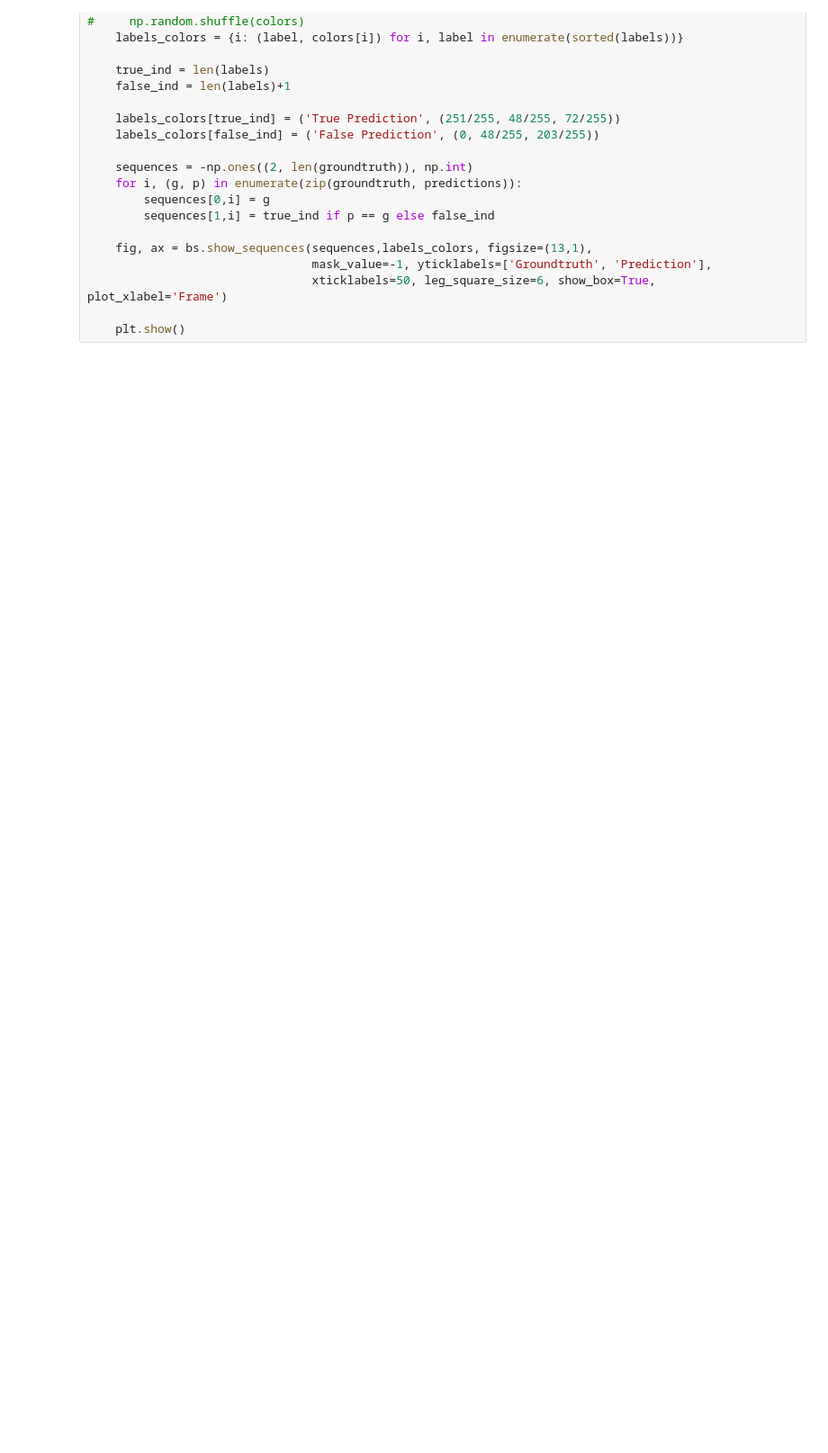
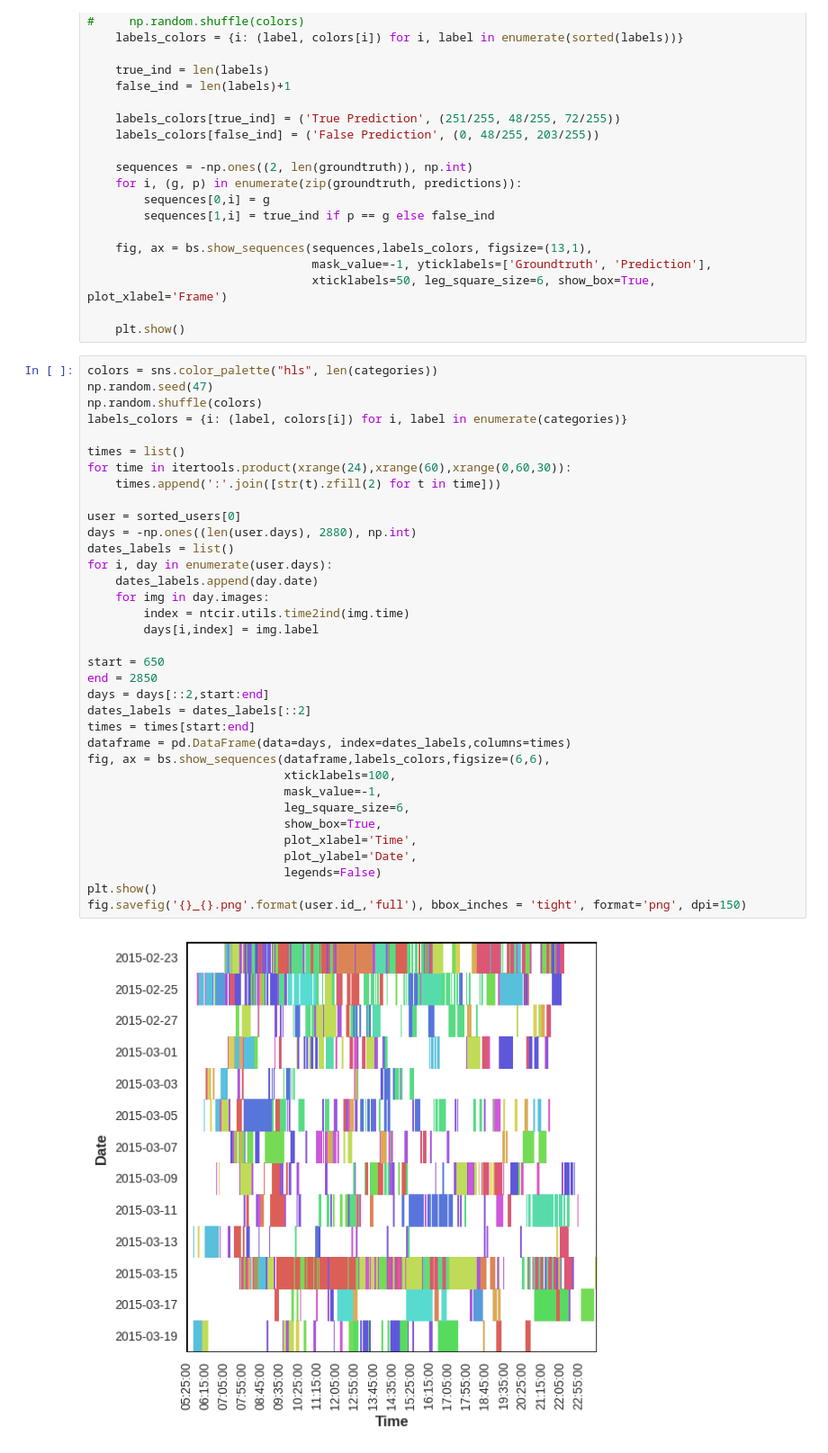
Before and after one commit to gorayni/iccv_epic_2017, a Jupyter notebook: NTCIR Dataset Exploration.ipynb, the cells around one changed output. Shown at 90% size. Saved outputs shown, nothing was run; the diff lists cells and outputs as text; blank space fills up the shorter version.

```diff
--- a/NTCIR Dataset Exploration.ipynb
+++ b/NTCIR Dataset Exploration.ipynb
@@ -273,3 +273,40 @@ def show_sequences(groundtruth, predictions, labels):
                                 xticklabels=50, leg_square_size=6, show_box=True, plot_xlabel='Frame')
 
     plt.show()
+# %%
+colors = sns.color_palette("hls", len(categories))
+np.random.seed(47)
+np.random.shuffle(colors)
+labels_colors = {i: (label, colors[i]) for i, label in enumerate(categories)}
+
+times = list()
+for time in itertools.product(xrange(24),xrange(60),xrange(0,60,30)):
+    times.append(':'.join([str(t).zfill(2) for t in time]))
+
+user = sorted_users[0]
+days = -np.ones((len(user.days), 2880), np.int)
+dates_labels = list()
+for i, day in enumerate(user.days):
+    dates_labels.append(day.date)
+    for img in day.images:
+        index = ntcir.utils.time2ind(img.time)
+        days[i,index] = img.label
+
+start = 650
+end = 2850
+days = days[::2,start:end]
+dates_labels = dates_labels[::2]
+times = times[start:end]
+dataframe = pd.DataFrame(data=days, index=dates_labels,columns=times)
+fig, ax = bs.show_sequences(dataframe,labels_colors,figsize=(6,6),
+                            xticklabels=100,
+                            mask_value=-1,
+                            leg_square_size=6,
+                            show_box=True,
+                            plot_xlabel='Time',
+                            plot_ylabel='Date',
+                            legends=False)
+plt.show()
+fig.savefig('{}_{}.png'.format(user.id_,'full'), bbox_inches = 'tight', format='png', dpi=150)
+# %% [output]
+[figure, added]
```
